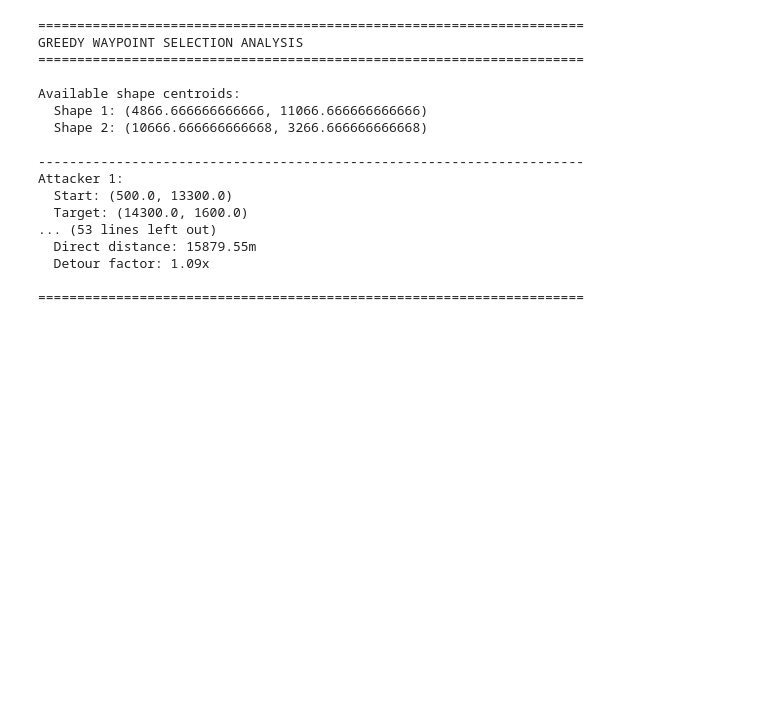
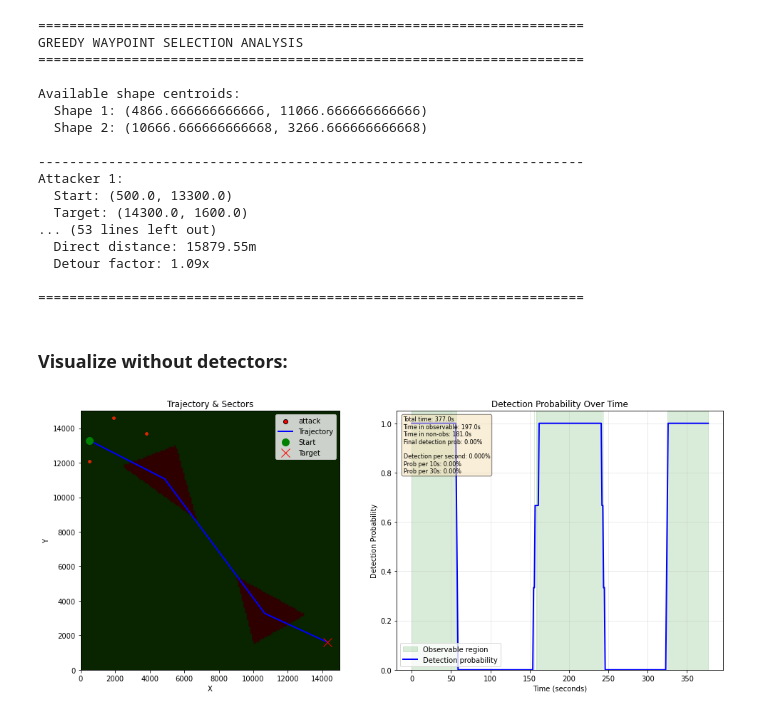
Before and after one commit to Mullerio/EDTHBerlin, a Jupyter notebook: utils/test_greedy_visualization.ipynb, the cells around one changed output. Saved outputs shown, nothing was run; the diff lists cells and outputs as text; code cells hidden in the pictures; blank space fills up the shorter version.

```diff
--- a/utils/test_greedy_visualization.ipynb
+++ b/utils/test_greedy_visualization.ipynb
@@ -134,3 +134,11 @@ Attacker 1:
   Detour factor: 1.09x
 
 ======================================================================
+# %% [markdown]
+### Visualize without detectors:
+# %%
+# Detailed analysis with plots for first attacker
+if len(attackers) > 0:
+    sector_env.visualize_trajectory_analysis(attackers[0], figsize=(14, 6))
+# %% [output]
+[figure, added]
```
Also changed, not shown: parts of 15 cells of this notebook, 3 other files.
